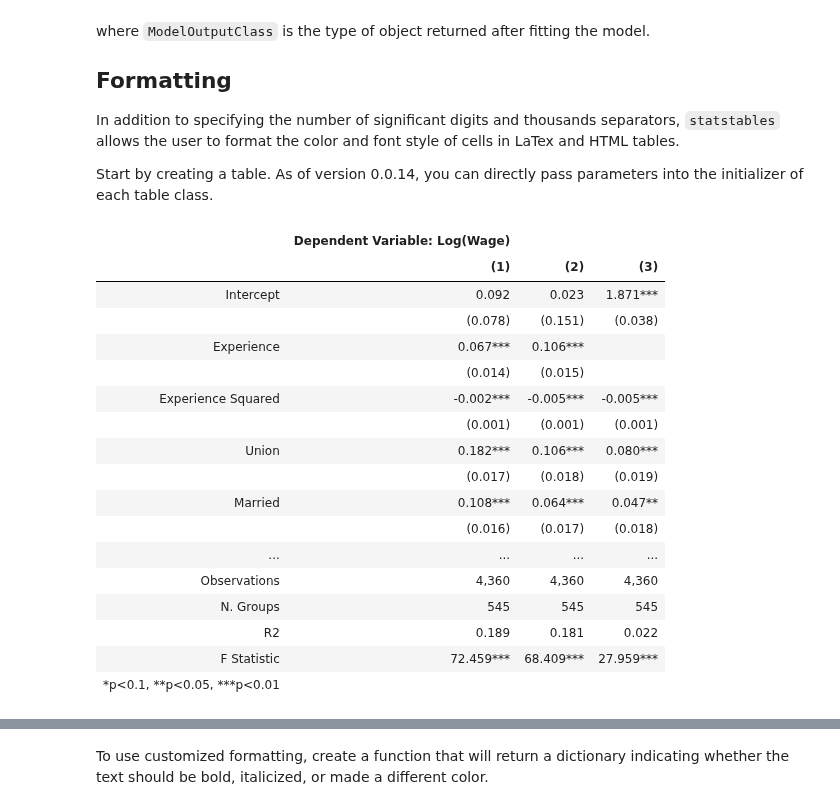
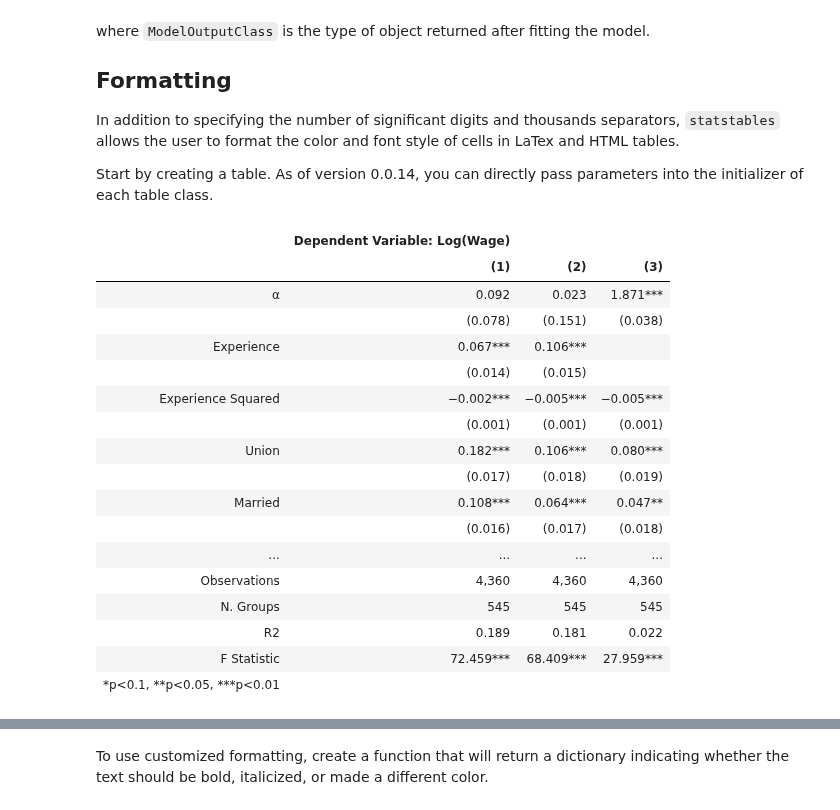
Before and after one commit to andersonfrailey/statstables, a Jupyter notebook: samplenotebook.ipynb, the cells around one changed output, grey strips where cells are left out. Saved outputs shown, nothing was run; the diff lists cells and outputs as text; code cells hidden in the pictures.

Commit message:
Implement LaTex replacement in HTML, ASCII tables

```diff
--- a/samplenotebook.ipynb
+++ b/samplenotebook.ipynb
@@ -481,29 +481,29 @@ In addition to specifying the number of significant digits and thousands separat
 Start by creating a table. As of version 0.0.14, you can directly pass parameters into the initializer of each table class.
 # %%
 covariate_labels = {
-    "const": "Intercept",
+    "const": "$\\alpha$",
     "exper": "Experience",
     "expersq": "Experience Squared",
     "union": "Union",
     "married": "Married",
     "black": "Black",
 }
 covariate_order = ["const", "exper", "expersq", "union", "married", "black"]
 panel_table = st.tables.ModelTable(
     [pooled_mod, random_mod, panel_mod],
     covariate_labels=covariate_labels,
     covariate_order=covariate_order,
     dependent_variable_name="Log(Wage)",
 )
 panel_table
 # %% [output]
 |  | Dependent Variable: Log(Wage) |  |  |
 |  | (1) | (2) | (3) |
-| Intercept | 0.092 | 0.023 | 1.871*** |
+| α | 0.092 | 0.023 | 1.871*** |
 |  | (0.078) | (0.151) | (0.038) |
 | Experience | 0.067*** | 0.106*** |  |
 |  | (0.014) | (0.015) |  |
-| Experience Squared | -0.002*** | -0.005*** | -0.005*** |
+| Experience Squared | −0.002*** | −0.005*** | −0.005*** |
 |  | (0.001) | (0.001) | (0.001) |
 | Union | 0.182*** | 0.106*** | 0.080*** |
 |  | (0.017) | (0.018) | (0.019) |
```
Also changed, not shown: parts of 13 cells of this notebook, 6 other files.
